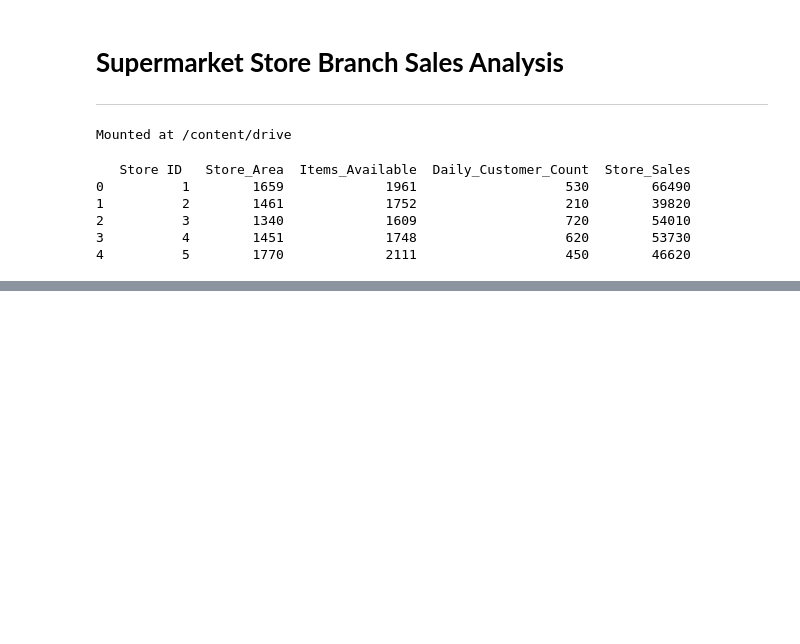
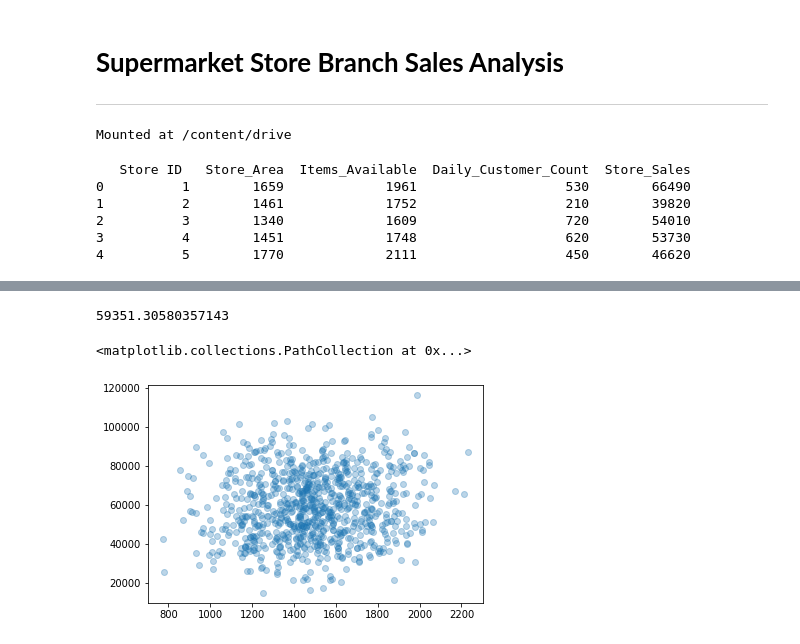
Before and after one commit to vinigm/Portfolio, a Jupyter notebook: 1_Supermarket.ipynb, the cells around one changed output, grey strips where cells are left out. Drawn from its saved outputs; the diff is of its cells as text; code cells hidden in the pictures; blank space fills up the shorter version.

```diff
--- a/1_Supermarket.ipynb
+++ b/1_Supermarket.ipynb
@@ -24,0 +55,2 @@ print(df.head())
+# %%
+data = pd.DataFrame(df)
@@ -24,0 +66,10 @@ print(df.head())
+# %%
+store_sales_mean = data["Store_Sales"].mean()
+print(store_sales_mean)
+# %% [output]
+59351.30580357143
+# %%
+plt.scatter(data['Store_Area'], data['Store_Sales'], alpha=0.3)
+# %% [output]
+<matplotlib.collections.PathCollection at 0x...>
+[figure, added]
```
Also changed, not shown: parts of 9 cells of this notebook.
